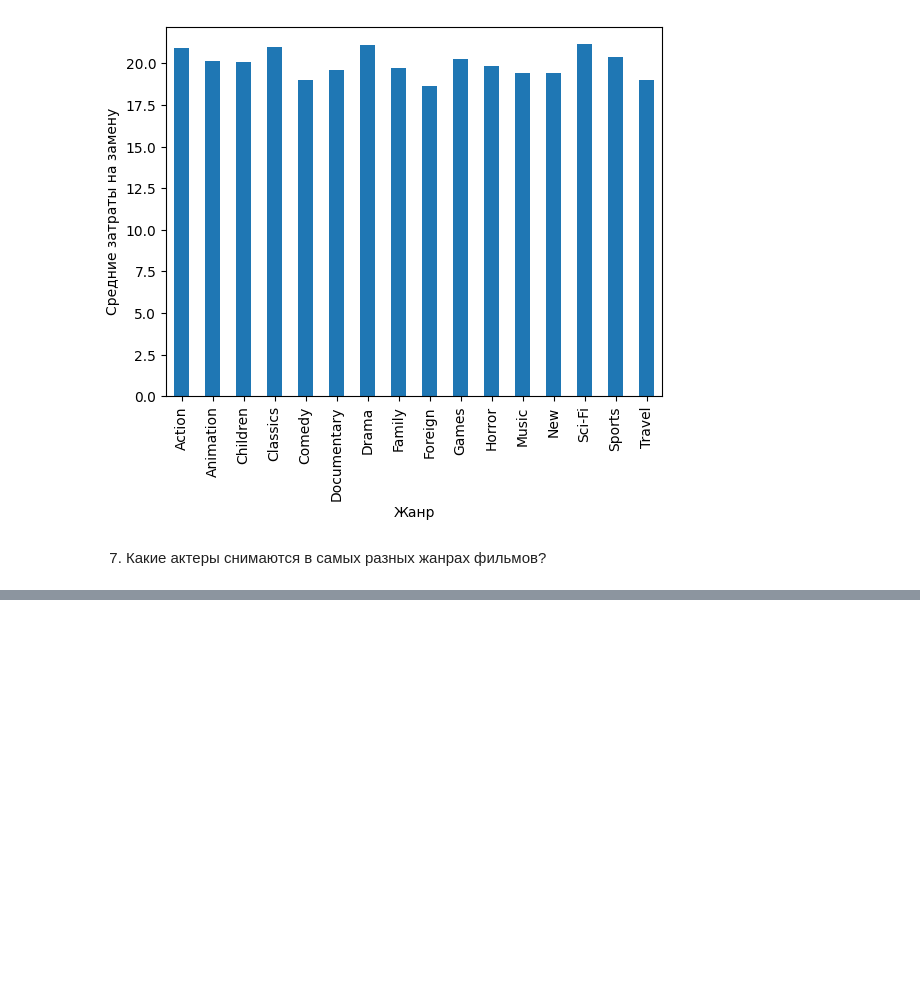
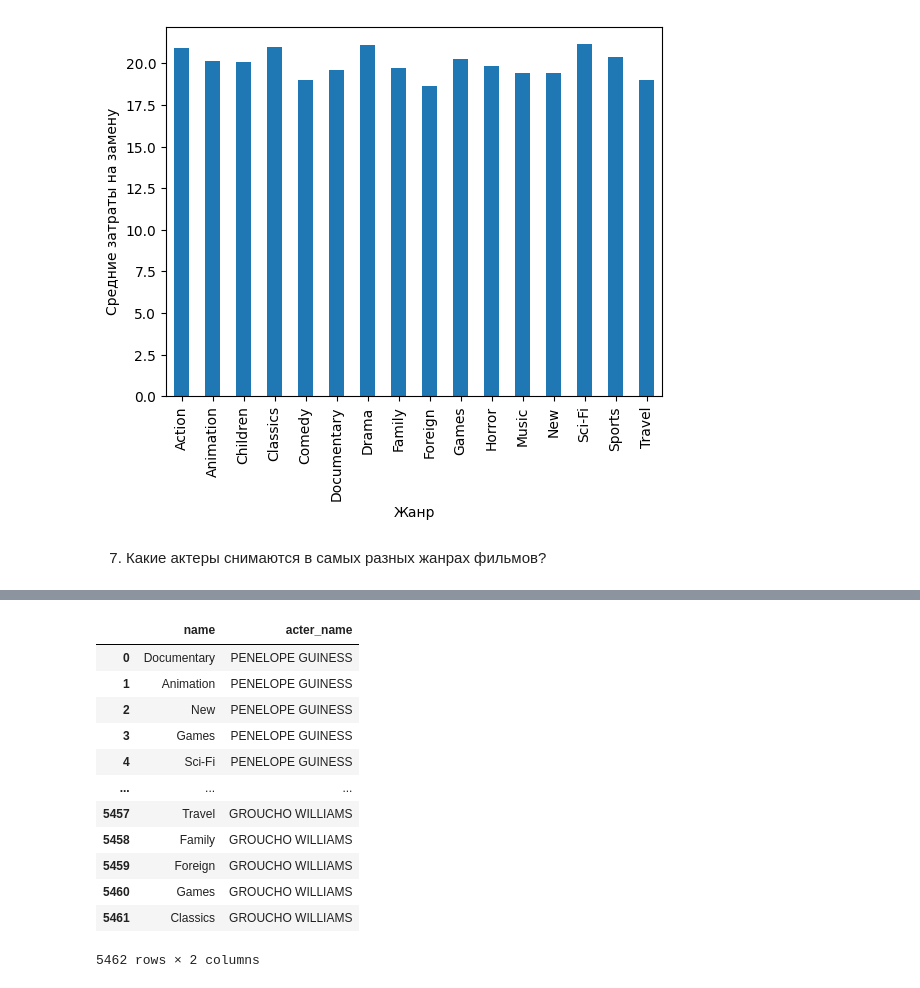
Before and after one commit to chebandenis/DZ_innopolis, a Jupyter notebook: db.ipynb, the cells around one changed output, grey strips where cells are left out. Cells and saved outputs as stored; diff of their text form; code cells hidden in the pictures; blank space fills up the shorter version.

```diff
--- a/db.ipynb
+++ b/db.ipynb
@@ -404,0 +497,18 @@ data_frc.plot.bar(xlabel='Жанр', ylabel='Средние затраты на
+# %%
+data_film_actor['acter_name'] = data_film_actor['first_name'] + ' ' + data_film_actor['last_name']
+data_film_actor = data_film_actor.drop(columns=['film_id', 'actor_id','first_name','last_name'])
+data_film_actor
+# %% [output]
+|  | name | acter_name |
+| 0 | Documentary | PENELOPE GUINESS |
+| 1 | Animation | PENELOPE GUINESS |
+| 2 | New | PENELOPE GUINESS |
+| 3 | Games | PENELOPE GUINESS |
+| 4 | Sci-Fi | PENELOPE GUINESS |
+| ... | ... | ... |
+| 5457 | Travel | GROUCHO WILLIAMS |
+| 5458 | Family | GROUCHO WILLIAMS |
+| 5459 | Foreign | GROUCHO WILLIAMS |
+| 5460 | Games | GROUCHO WILLIAMS |
+| 5461 | Classics | GROUCHO WILLIAMS |
+5462 rows × 2 columns
```
Also changed, not shown: parts of 14 cells of this notebook, 1 other file.
